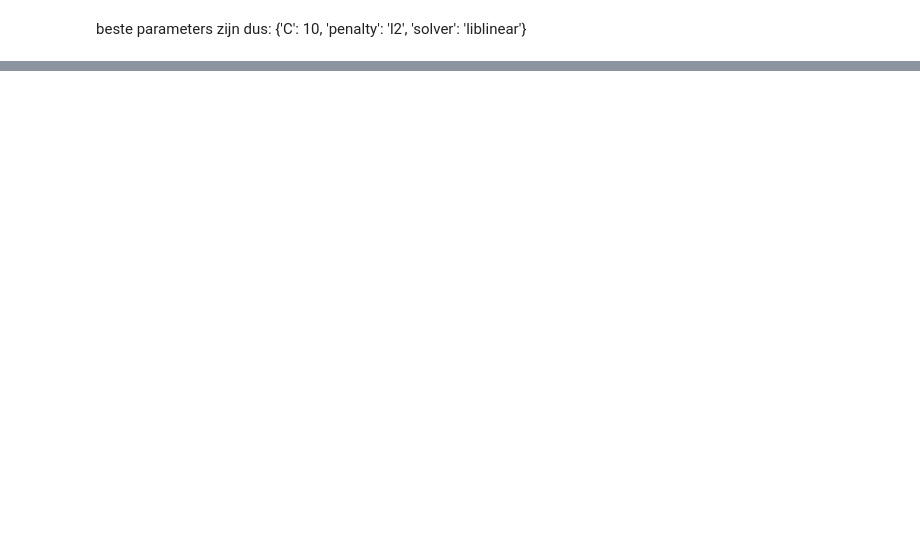
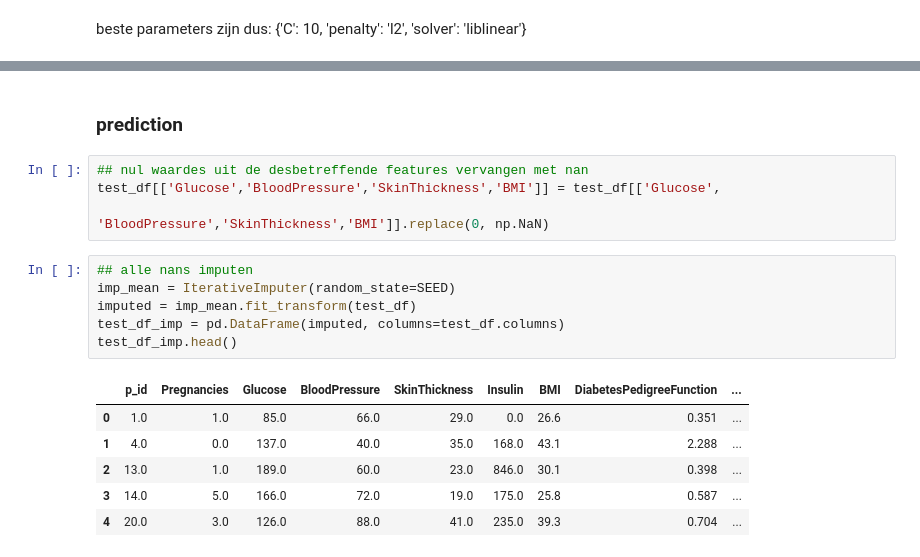
Before and after one commit to JortAkershoek/Machine_Learning, a Jupyter notebook: ml_opdr_inl.ipynb, the cells around one changed output, grey strips where cells are left out. Saved outputs shown, nothing was run; the diff lists cells and outputs as text; blank space fills up the shorter version.

```diff
--- a/ml_opdr_inl.ipynb
+++ b/ml_opdr_inl.ipynb
@@ -283,0 +443,19 @@ cross_val_score(logreg_tuned, X, y, cv = 10).mean()
+# %% [markdown]
+### prediction
+# %%
+## nul waardes uit de desbetreffende features vervangen met nan
+test_df[['Glucose','BloodPressure','SkinThickness','BMI']] = test_df[['Glucose',
+                                                                                 'BloodPressure','SkinThickness','BMI']].replace(0, np.NaN)
+# %%
+## alle nans imputen
+imp_mean = IterativeImputer(random_state=SEED)
+imputed = imp_mean.fit_transform(test_df)
+test_df_imp = pd.DataFrame(imputed, columns=test_df.columns)
+test_df_imp.head()
+# %% [output]
+|  | p_id | Pregnancies | Glucose | BloodPressure | SkinThickness | Insulin | BMI | DiabetesPedigreeFunction | ... |
+| 0 | 1.0 | 1.0 | 85.0 | 66.0 | 29.0 | 0.0 | 26.6 | 0.351 | ... |
+| 1 | 4.0 | 0.0 | 137.0 | 40.0 | 35.0 | 168.0 | 43.1 | 2.288 | ... |
+| 2 | 13.0 | 1.0 | 189.0 | 60.0 | 23.0 | 846.0 | 30.1 | 0.398 | ... |
+| 3 | 14.0 | 5.0 | 166.0 | 72.0 | 19.0 | 175.0 | 25.8 | 0.587 | ... |
+| 4 | 20.0 | 3.0 | 126.0 | 88.0 | 41.0 | 235.0 | 39.3 | 0.704 | ... |
```
Also changed, not shown: parts of 44 cells of this notebook.
